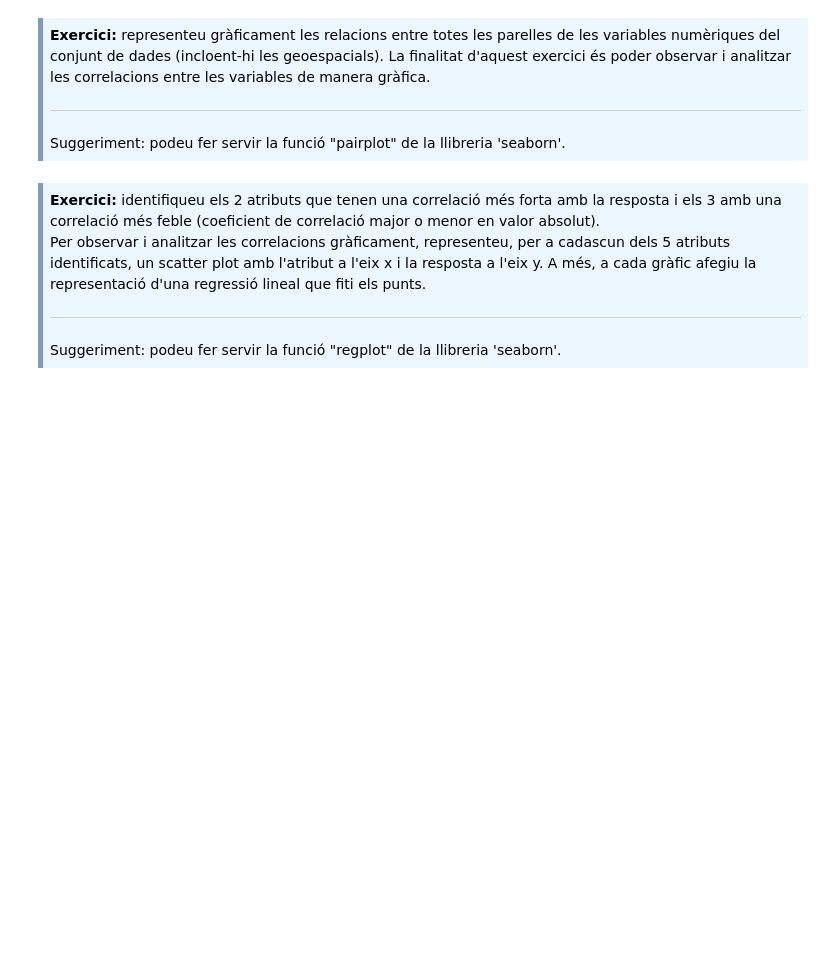
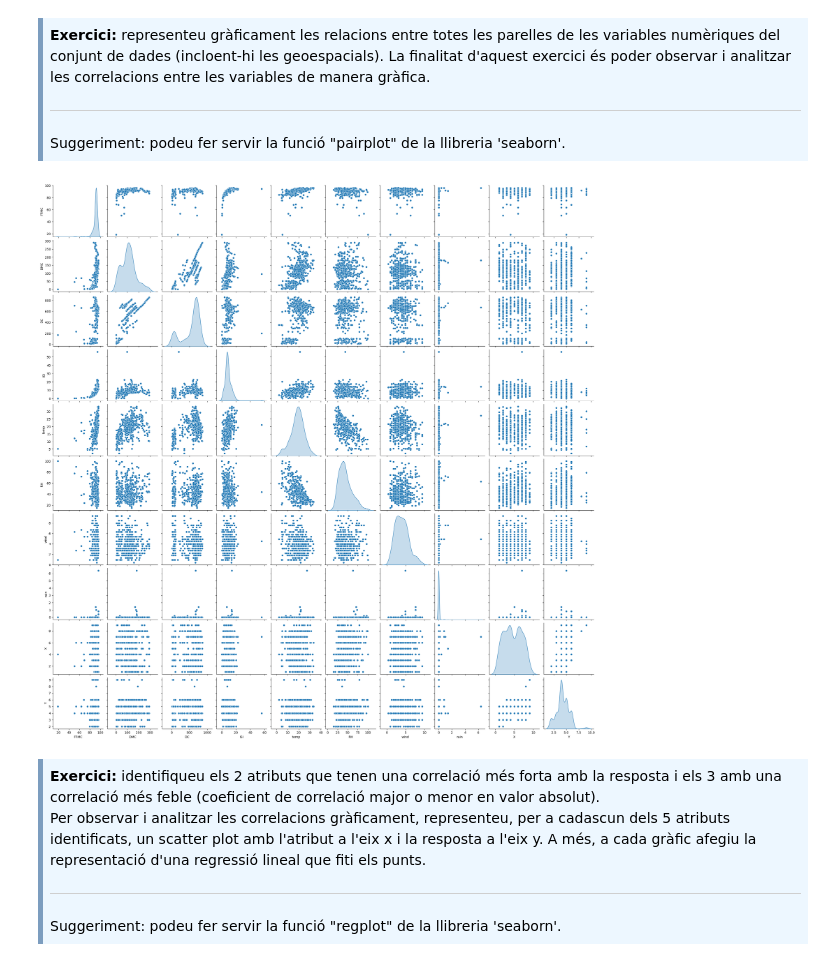
Before and after one commit to xaviermaltas/advancedDataMiningModels, a Jupyter notebook: PAC1/M2.955_20222_PAC1-Enunciat.ipynb, the cells around one changed output. Saved outputs shown, nothing was run; the diff lists cells and outputs as text; code cells hidden in the pictures; blank space fills up the shorter version.

```diff
--- a/PAC1/M2.955_20222_PAC1-Enunciat.ipynb
+++ b/PAC1/M2.955_20222_PAC1-Enunciat.ipynb
@@ -243,6 +342,19 @@ Suggeriment: podeu fer servir les funcions "mean" i "std" de la llibreria "numpy
 <strong>Exercici:</strong> representeu gràficament les relacions entre totes les parelles de les variables numèriques del conjunt de dades (incloent-hi les geoespacials). La finalitat d'aquest exercici és poder observar i analitzar les correlacions entre les variables de manera gràfica.
 <hr>Suggeriment: podeu fer servir la funció "pairplot" de la llibreria 'seaborn'.
 </div>
+# %%
+#Imports
+import matplotlib.pyplot as plt
+import seaborn as sns
+import numpy as np
+import pandas as pd
+
+numerical_features = ["FFMC","DMC","DC","ISI","temp","RH","wind","rain","X","Y"]
+
+sns.pairplot(df[numerical_features], kind="scatter", diag_kind="kde")
+plt.show()
+# %% [output]
+[figure, added]
 # %% [markdown]
 <div style="background-color: #EDF7FF; border-color: #7C9DBF; border-left: 5px solid #7C9DBF; padding: 0.5em;">
 <strong>Exercici:</strong> identifiqueu els 2 atributs que tenen una correlació més forta amb la resposta i els 3 amb una correlació més feble (coeficient de correlació major o menor en valor absolut).
```
Also changed, not shown: parts of 9 cells of this notebook.
